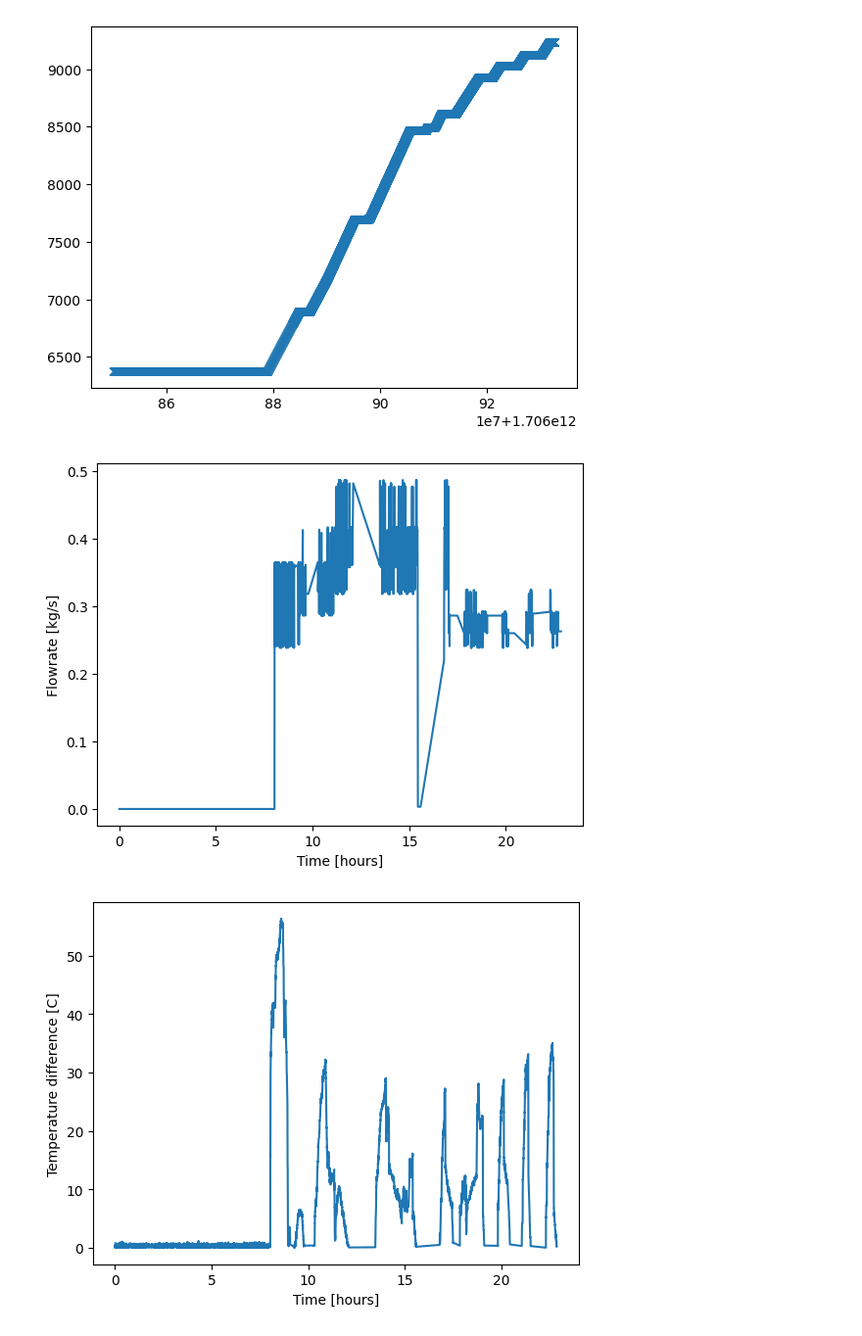
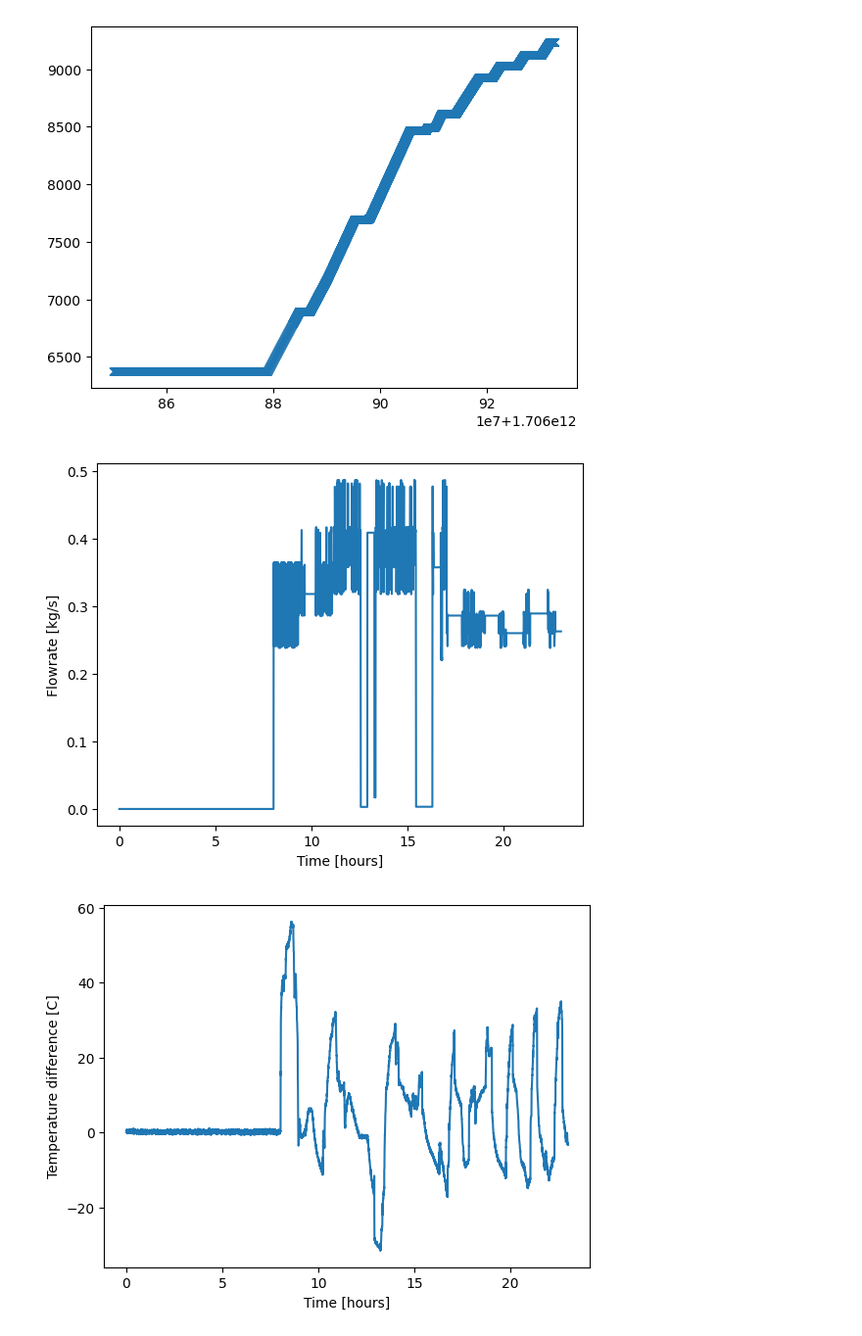
Before and after one commit to thegridelectric/gridworks-journalkeeper, a Jupyter notebook: src/gjk/data_processing/estimating_COP.ipynb, the cells around one changed output. Shown: that part at 98% size. Cells and saved outputs as stored; diff of their text form; code cells hidden in the pictures.

```diff
--- a/src/gjk/data_processing/estimating_COP.ipynb
+++ b/src/gjk/data_processing/estimating_COP.ipynb
@@ -132,30 +132,29 @@ times.append(mhp_time_list[-1])
 # %%
 delta_t = [x-y for x,y in zip(lwt_value_list, ewt_value_list)]
 
 import pandas as pd
 df1 = pd.DataFrame({'time':times, 'GPM':gpms})
 df2 = pd.DataFrame({'time':original_lwt_time_list, 'DELTA_T':delta_t})
 
 merged = pd.merge_asof(df2.sort_values('time'), df1.sort_values('time'), on='time', direction='backward', suffixes=('', '_df1'))
 merged['Q'] = (merged['GPM'] * 4187 * merged['DELTA_T'])/1000
-merged = merged[merged.DELTA_T>=0]
 
 merged['time'] = (merged['time']-list(merged.time)[0])/1000/60/60
 
 plt.plot(merged.time, merged.GPM)
 plt.xlabel('Time [hours]')
 plt.ylabel('Flowrate [kg/s]')
 plt.show()
 
 plt.plot(merged.time, merged.DELTA_T)
 plt.xlabel('Time [hours]')
 plt.ylabel('Temperature difference [C]')
 plt.show()
 
 plt.plot(merged.time, merged.Q)
 plt.xlabel('Time [hours]')
 plt.ylabel('Heating power [kW]')
 plt.show()
 # %% [output]
-[figure, old version]
+[figure, new version]
-[figure, old version]
+[figure, new version]
```
Also changed, not shown: parts of 1 cell of this notebook.
